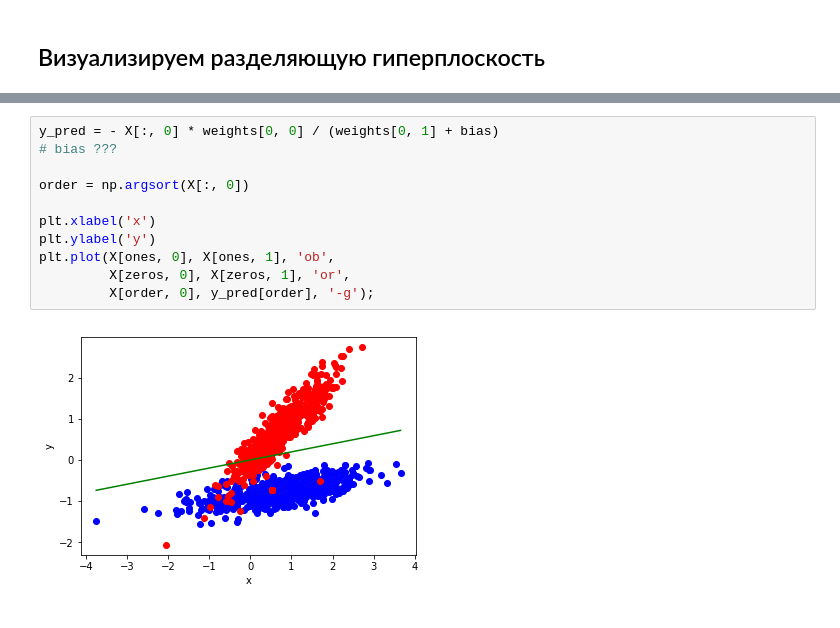
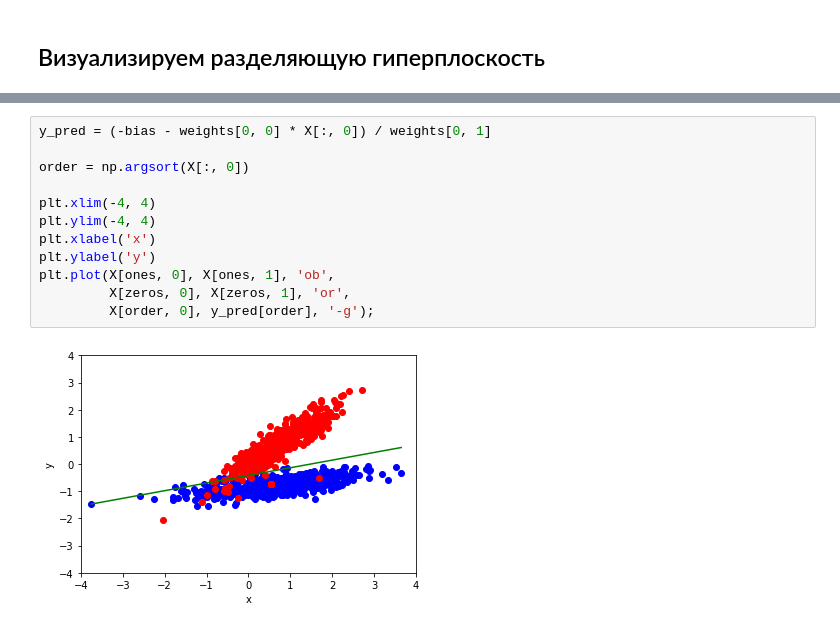
Before and after one commit to golovenkov/lectures, a Jupyter notebook: cv/004/004-classification.ipynb, the cells around one changed output, grey strips where cells are left out. Saved outputs shown, nothing was run; the diff lists cells and outputs as text.

```diff
--- a/cv/004/004-classification.ipynb
+++ b/cv/004/004-classification.ipynb
@@ -196,13 +245,14 @@ plt.plot(learning_curve);
 # %%
-y_pred = - X[:, 0] * weights[0, 0] / (weights[0, 1] + bias)
-# bias ???
+y_pred = (-bias - weights[0, 0] * X[:, 0]) / weights[0, 1]
 
 order = np.argsort(X[:, 0])
 
+plt.xlim(-4, 4)
+plt.ylim(-4, 4)
 plt.xlabel('x')
 plt.ylabel('y')
 plt.plot(X[ones, 0], X[ones, 1], 'ob',
          X[zeros, 0], X[zeros, 1], 'or',
          X[order, 0], y_pred[order], '-g');
 # %% [output]
-[figure, old version]
+[figure, new version]
```
Also changed, not shown: parts of 11 cells of this notebook, 1 other file.
